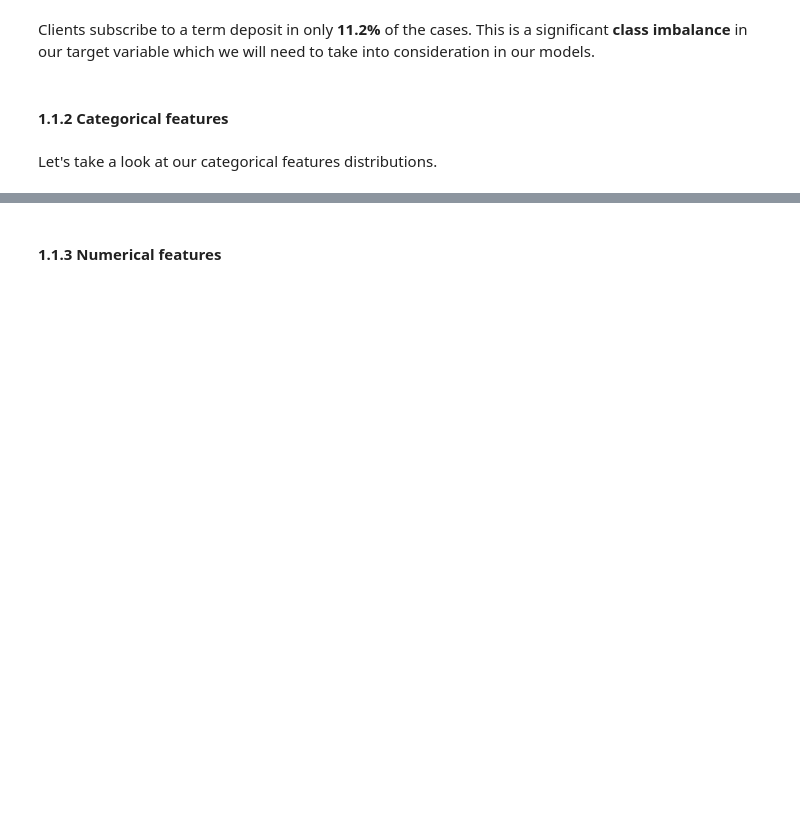
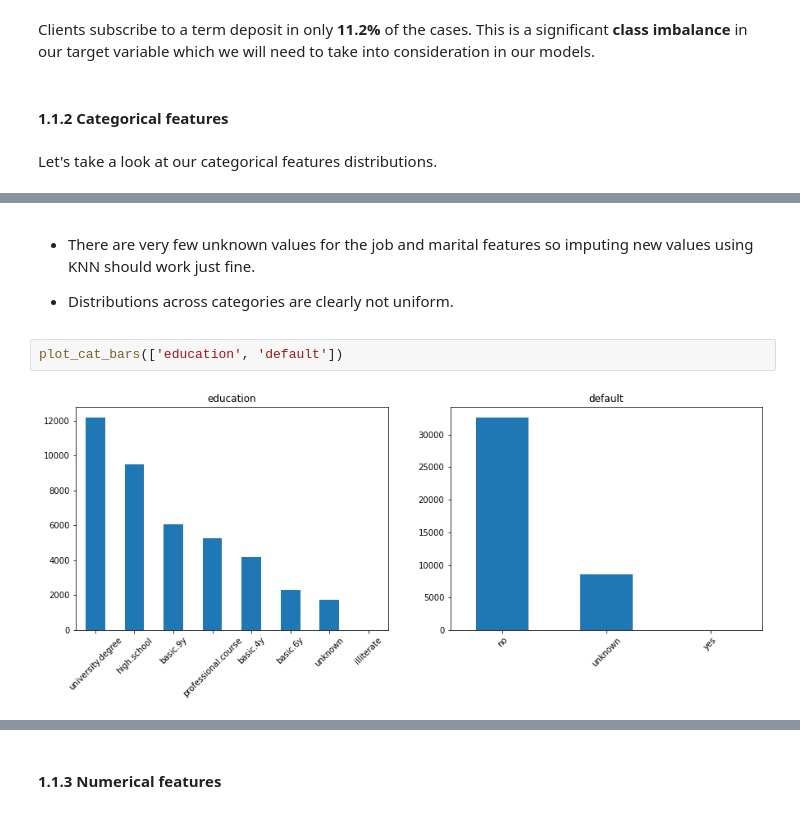
Before and after one commit to gouzmi/Bank-Telemarketing, a Jupyter notebook: Analyse.ipynb, the cells around one changed output, grey strips where cells are left out. Cells and saved outputs as stored; diff of their text form; blank space fills up the shorter version.

```diff
--- a/Analyse.ipynb
+++ b/Analyse.ipynb
@@ -120,0 +130,8 @@ fig.subplots_adjust(hspace=1)
+# %% [markdown]
+- There are very few unknown values for the job and marital features so imputing new values using KNN should work just fine.
+
+- Distributions across categories are clearly not uniform.
+# %%
+plot_cat_bars(['education', 'default'])
+# %% [output]
+[figure, added]
```
Also changed, not shown: parts of 36 cells of this notebook.
